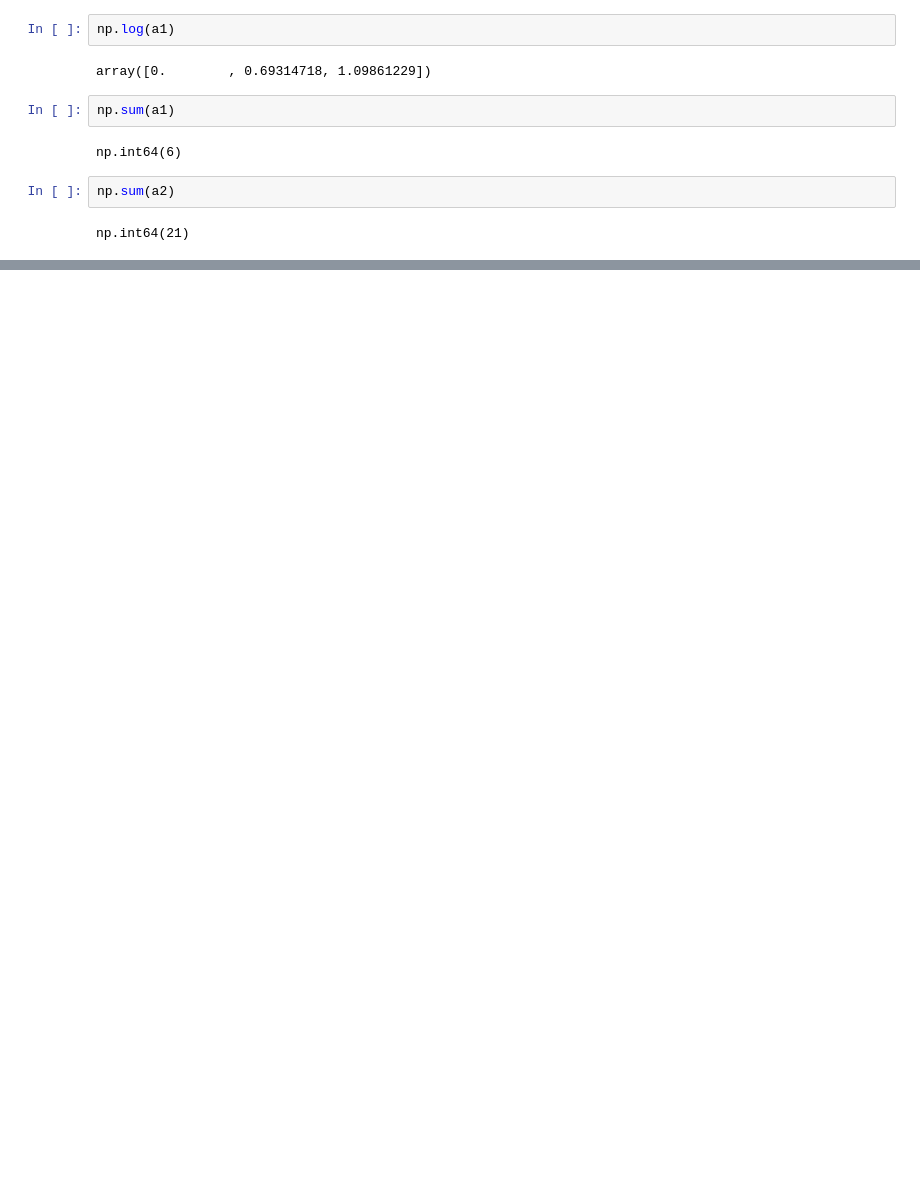
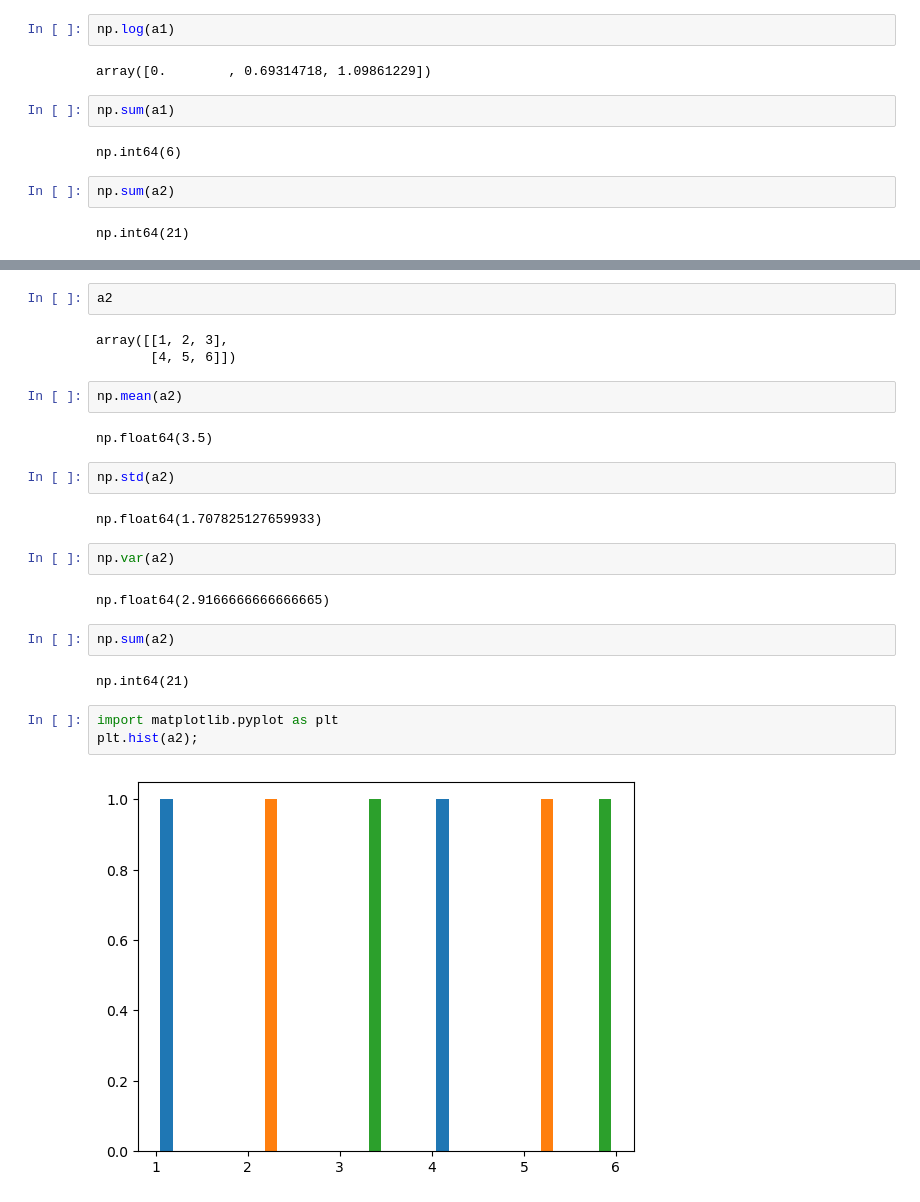
Before and after one commit to JNRCHAYAN/Machine-Learning-Code, a Jupyter notebook: Numpy_Practice_Learn.ipynb, the cells around one changed output, grey strips where cells are left out. Cells and saved outputs as stored; diff of their text form; blank space fills up the shorter version.

```diff
--- a/Numpy_Practice_Learn.ipynb
+++ b/Numpy_Practice_Learn.ipynb
@@ -273,0 +274,26 @@ array([1.60929116e-01, 4.33252795e-01, 3.21183157e-01, 5.55333144e-01,
+# %%
+a2
+# %% [output]
+array([[1, 2, 3],
+       [4, 5, 6]])
+# %%
+np.mean(a2)
+# %% [output]
+np.float64(3.5)
+# %%
+np.std(a2)
+# %% [output]
+np.float64(1.707825127659933)
+# %%
+np.var(a2)
+# %% [output]
+np.float64(2.9166666666666665)
+# %%
+np.sum(a2)
+# %% [output]
+np.int64(21)
+# %%
+import matplotlib.pyplot as plt
+plt.hist(a2);
+# %% [output]
+[figure, added]
```
Also changed, not shown: parts of 34 cells of this notebook, 1 other file.
